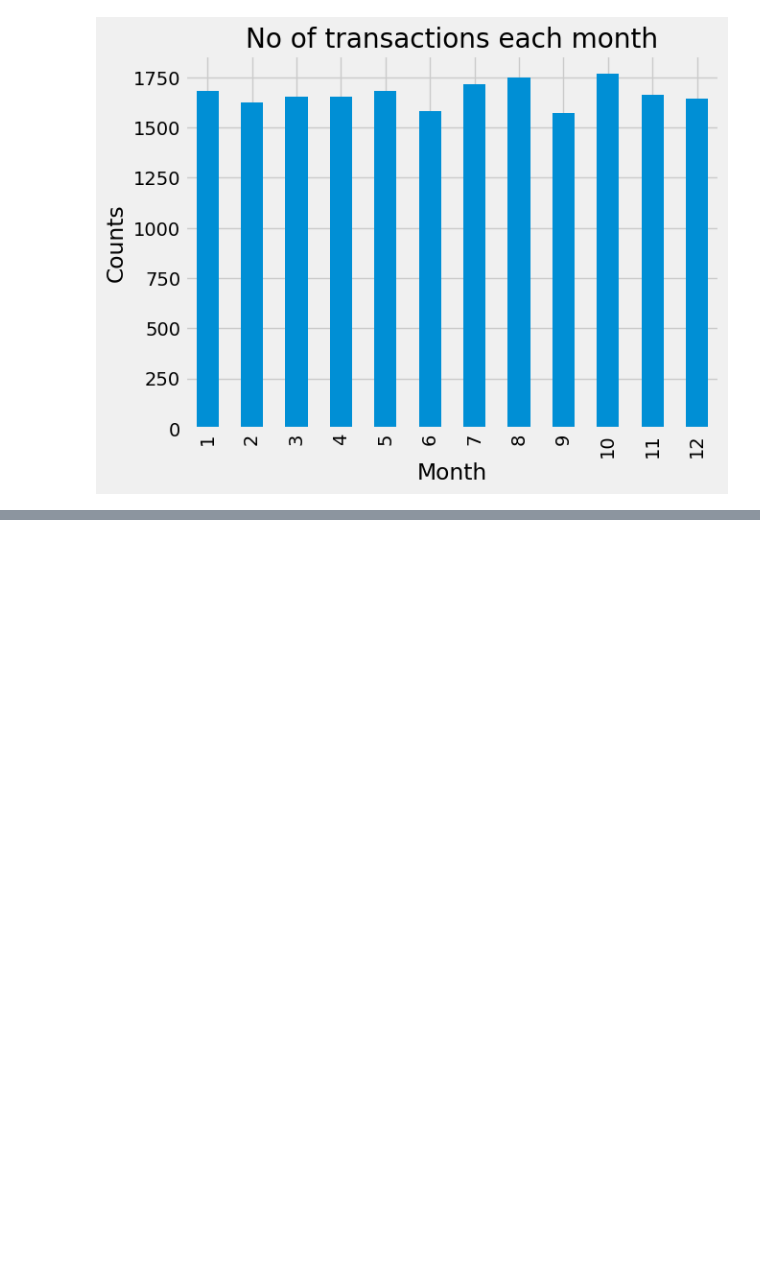
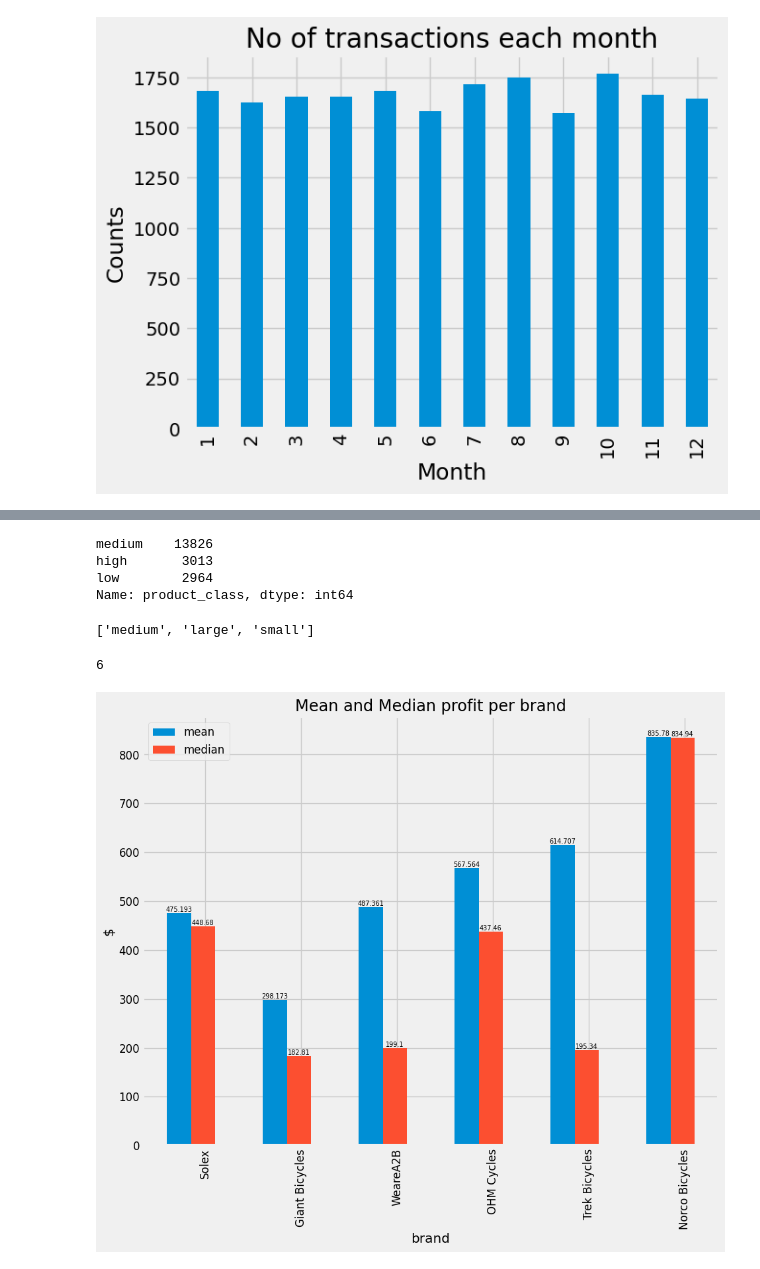
Before and after one commit to Rojanmhj2055/Sprocket-dataset, a Jupyter notebook: KPMG_Data_analyis/Transactions.ipynb, the cells around one changed output, grey strips where cells are left out. Saved outputs shown, nothing was run; the diff lists cells and outputs as text; code cells hidden in the pictures; blank space fills up the shorter version.

Commit message:
Transactions dataset Calculated profits and graph of total, mean and median profit per brand

```diff
--- a/KPMG_Data_analyis/Transactions.ipynb
+++ b/KPMG_Data_analyis/Transactions.ipynb
@@ -100,0 +117,28 @@ dataset.head(11)
+# %%
+dataset["product_class"].value_counts()
+# %% [output]
+medium    13826
+high       3013
+low        2964
+Name: product_class, dtype: int64
+# %%
+dataset["product_size"].value_counts().index.to_list()
+# %% [output]
+['medium', 'large', 'small']
+# %%
+dataset["brand"].nunique()
+# %% [output]
+6
+# %%
+ls = dataset["brand"].value_counts().index.to_list()
+x = np.arange(len(ls))
+width = 0.15
+ax = dataset.groupby(["brand"])["profit"].agg(['mean','median']).plot(kind='bar',title="Mean and Median profit per brand",figsize=(10,8))
+ax.set_ylabel('$')
+ax.set_xticks(x+width, ls)
+for container in ax.containers:
+    ax.bar_label(container,fontsize=7)
+plt.rc('font',size=12)
+plt.show()
+# %% [output]
+[figure, added]
```
Also changed, not shown: parts of 4 cells of this notebook.
